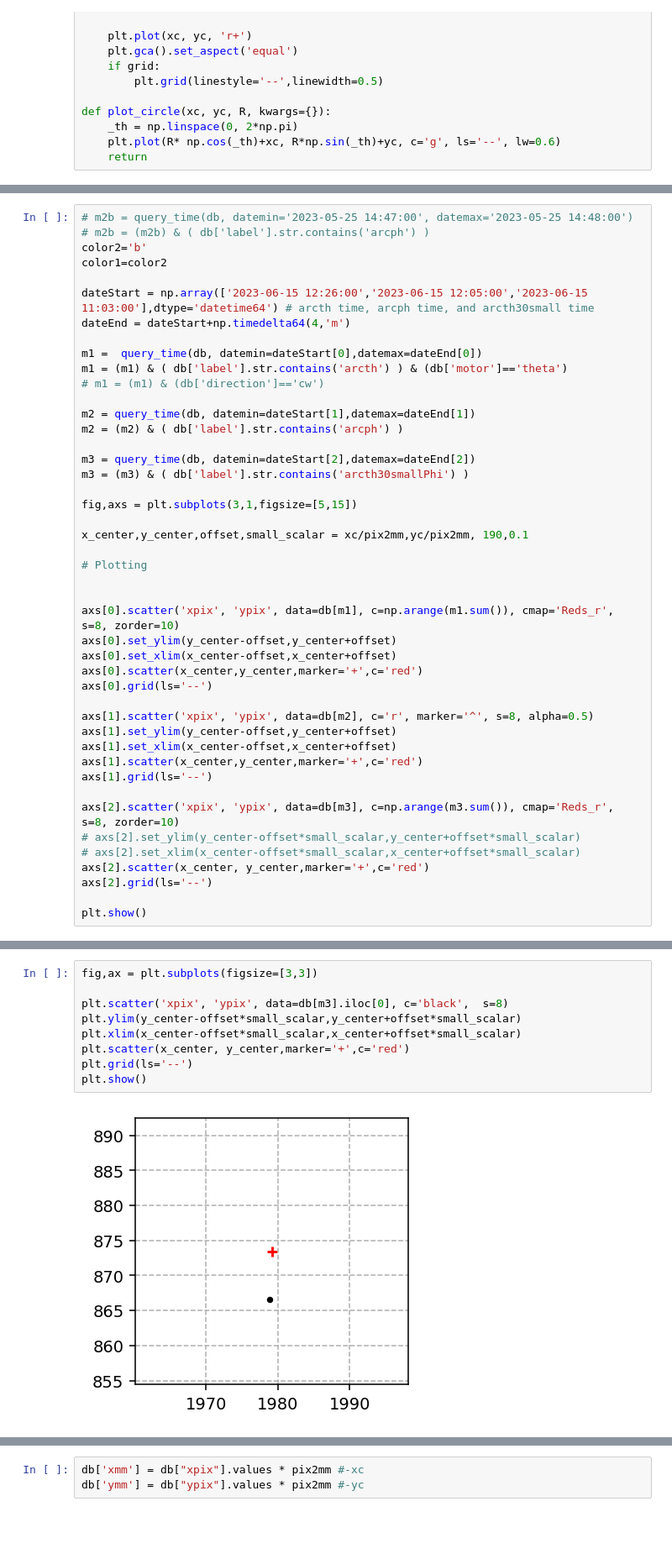
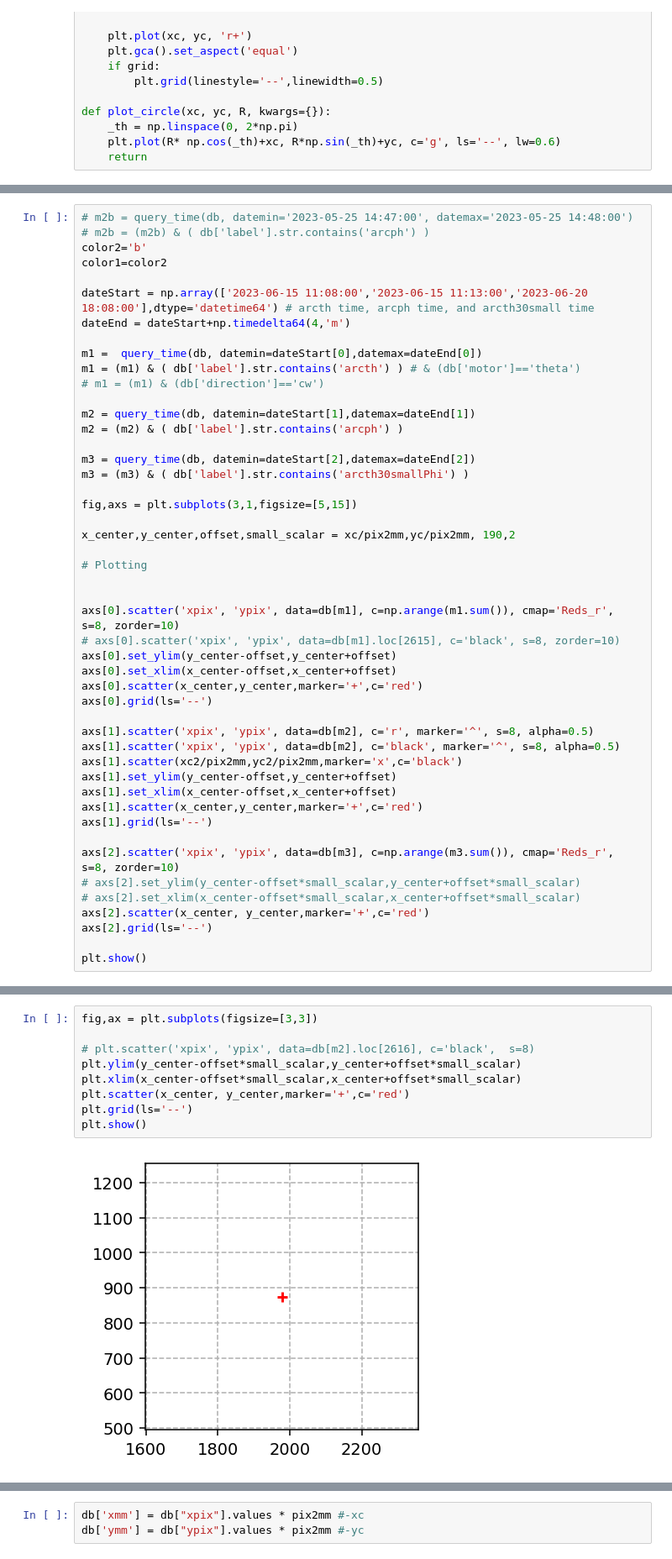
Before and after one commit to SSantosLab/DESI-QA, a Jupyter notebook: calib/Report-sean.ipynb, the cells around one changed output, grey strips where cells are left out. Shown at 84% size. Drawn from its saved outputs; the diff is of its cells as text; blank space fills up the shorter version.

```diff
--- a/calib/Report-sean.ipynb
+++ b/calib/Report-sean.ipynb
@@ -258,11 +258,11 @@ db.tail(50)
 color2='b'
 color1=color2
 
-dateStart = np.array(['2023-06-15 12:26:00','2023-06-15 12:05:00','2023-06-15 11:03:00'],dtype='datetime64') # arcth time, arcph time, and arcth30small time
+dateStart = np.array(['2023-06-15 11:08:00','2023-06-15 11:13:00','2023-06-20 18:08:00'],dtype='datetime64') # arcth time, arcph time, and arcth30small time
 dateEnd = dateStart+np.timedelta64(4,'m')
 
 m1 =  query_time(db, datemin=dateStart[0],datemax=dateEnd[0])
-m1 = (m1) & ( db['label'].str.contains('arcth') ) & (db['motor']=='theta')
+m1 = (m1) & ( db['label'].str.contains('arcth') ) # & (db['motor']=='theta')
 # m1 = (m1) & (db['direction']=='cw')
 
 m2 = query_time(db, datemin=dateStart[1],datemax=dateEnd[1])
@@ -273,18 +273,21 @@ m3 = (m3) & ( db['label'].str.contains('arcth30smallPhi') )
 
 fig,axs = plt.subplots(3,1,figsize=[5,15])
 
-x_center,y_center,offset,small_scalar = xc/pix2mm,yc/pix2mm, 190,0.1
+x_center,y_center,offset,small_scalar = xc/pix2mm,yc/pix2mm, 190,2
 
 # Plotting
 
 
 axs[0].scatter('xpix', 'ypix', data=db[m1], c=np.arange(m1.sum()), cmap='Reds_r',  s=8, zorder=10)
+# axs[0].scatter('xpix', 'ypix', data=db[m1].loc[2615], c='black', s=8, zorder=10)
 axs[0].set_ylim(y_center-offset,y_center+offset)
 axs[0].set_xlim(x_center-offset,x_center+offset)
 axs[0].scatter(x_center,y_center,marker='+',c='red')
 axs[0].grid(ls='--')
 
 axs[1].scatter('xpix', 'ypix', data=db[m2], c='r', marker='^', s=8, alpha=0.5)
+axs[1].scatter('xpix', 'ypix', data=db[m2], c='black', marker='^', s=8, alpha=0.5)
+axs[1].scatter(xc2/pix2mm,yc2/pix2mm,marker='x',c='black')
 axs[1].set_ylim(y_center-offset,y_center+offset)
 axs[1].set_xlim(x_center-offset,x_center+offset)
 axs[1].scatter(x_center,y_center,marker='+',c='red')
@@ -309,14 +312,14 @@ Pixel center from small circle: [1978.1789455028018,874.3611333507395]
 # %%
 fig,ax = plt.subplots(figsize=[3,3])
 
-plt.scatter('xpix', 'ypix', data=db[m3].iloc[0], c='black',  s=8)
+# plt.scatter('xpix', 'ypix', data=db[m2].loc[2616], c='black',  s=8)
 plt.ylim(y_center-offset*small_scalar,y_center+offset*small_scalar)
 plt.xlim(x_center-offset*small_scalar,x_center+offset*small_scalar)
 plt.scatter(x_center, y_center,marker='+',c='red')
 plt.grid(ls='--')
 plt.show()
 # %% [output]
-[figure, old version]
+[figure, new version]
 # %%
 pix2mm = 0.03536752443853155 # PLACEHOLDER!
 
```
Also changed, not shown: parts of 21 cells of this notebook, 18 other files.
